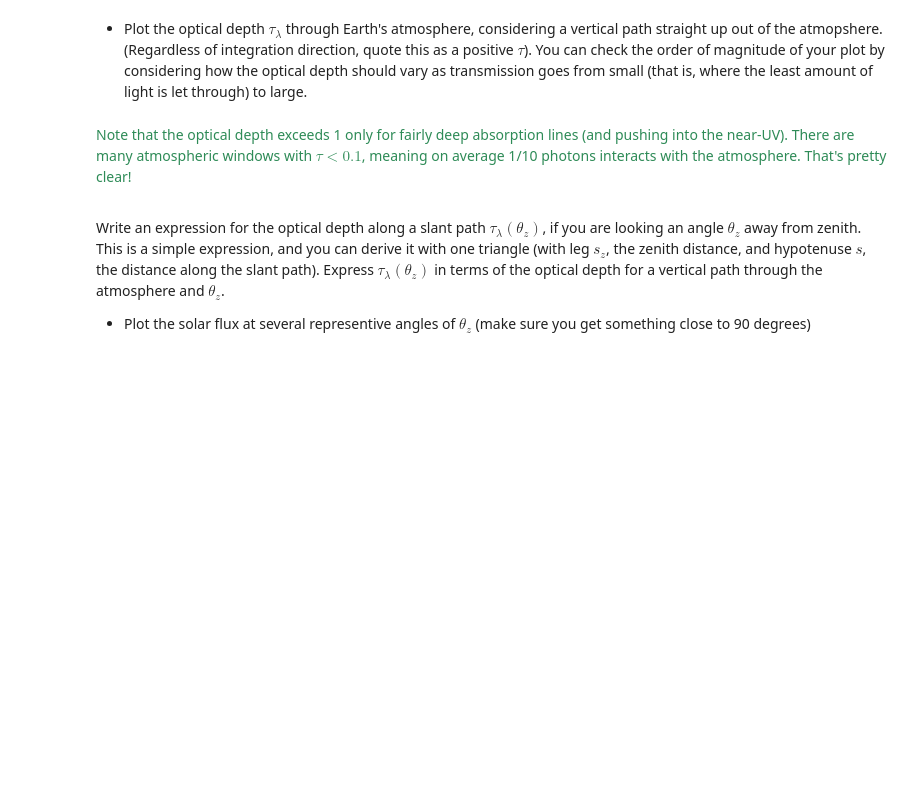
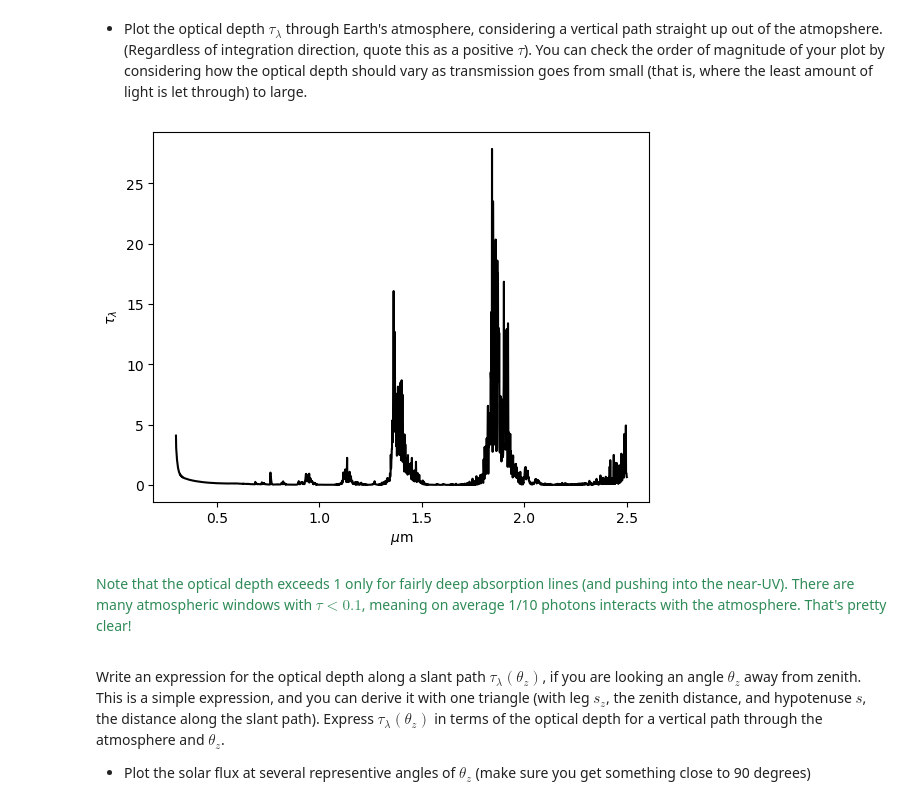
Before and after one commit to velguthb/dartmouth_a74, a Jupyter notebook: CP_transfer.ipynb, the cells around one changed output. Saved outputs shown, nothing was run; the diff lists cells and outputs as text; code cells hidden in the pictures; blank space fills up the shorter version.

```diff
--- a/CP_transfer.ipynb
+++ b/CP_transfer.ipynb
@@ -28,5 +93,13 @@ The file `earthtransmission.txt` contains a model for the fractional transmittan
 # %% [markdown]
 + Plot the optical depth $\tau_\lambda$ through Earth's atmosphere, considering a vertical path straight up out of the atmopshere. (Regardless of integration direction, quote this as a positive $\tau$).  You can check the order of magnitude of your plot by considering how the optical depth should vary as transmission goes from small (that is, where the least amount of light is let through) to large.
+# %%
+# e^-(tau) = obs/emm when no emission from atmosphere
+plt.plot(wavelen, np.abs(np.log(trans['transmission'])),c='k')
+plt.xlabel(r"$\mu$m")
+plt.ylabel(r"$\tau_{\lambda}$")
+plt.show()
+# %% [output]
+[figure, added]
 # %% [markdown]
 <font color='seagreen'>
 
```
Also changed, not shown: parts of 17 cells of this notebook.
